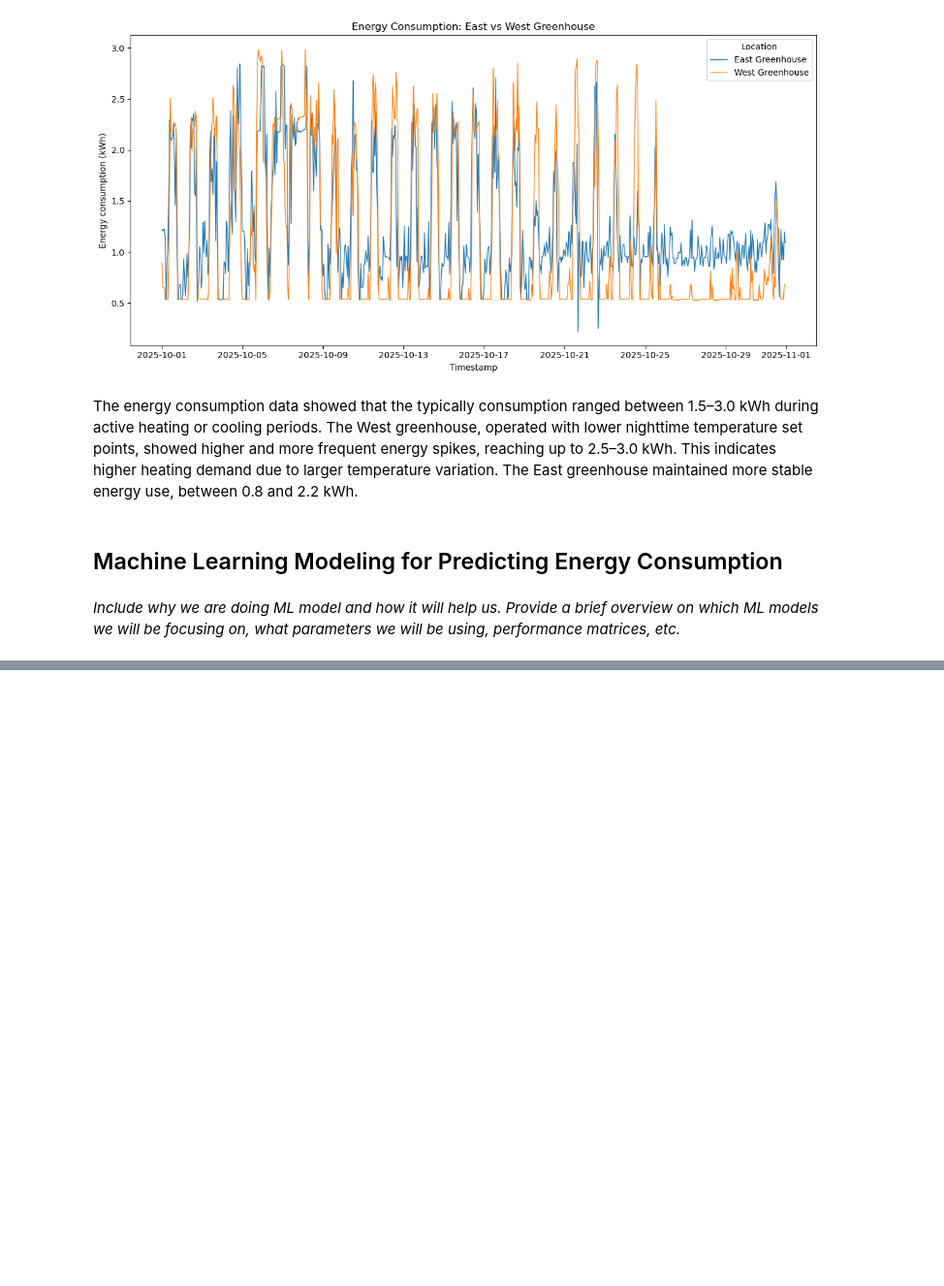
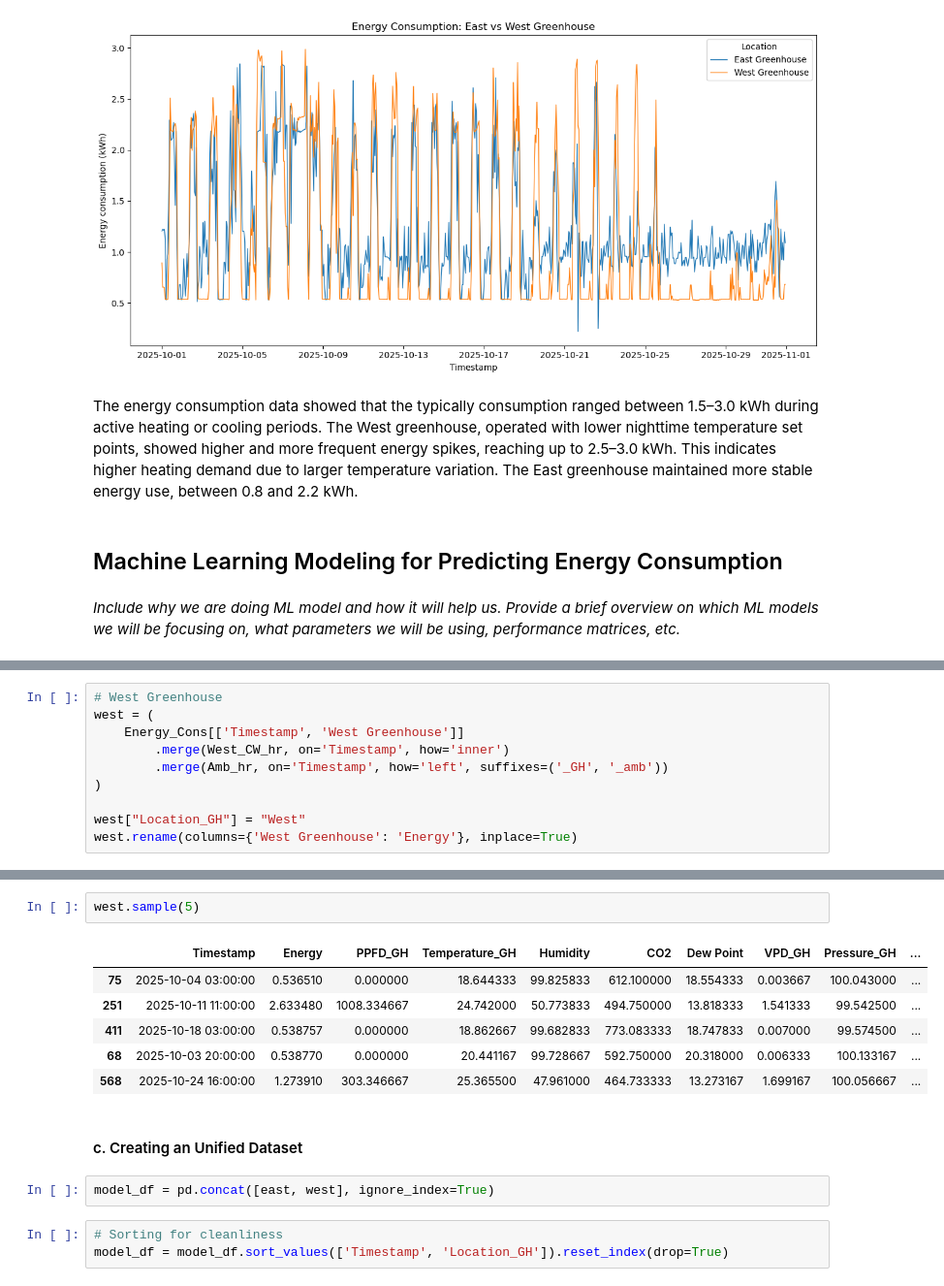
Before and after one commit to nnineeight/py4eda-project, a Jupyter notebook: notebooks/greenhouse_eda_ml.ipynb, the cells around one changed output, grey strips where cells are left out. Shown at 97% size. Drawn from its saved outputs; the diff is of its cells as text; blank space fills up the shorter version.

```diff
--- a/notebooks/greenhouse_eda_ml.ipynb
+++ b/notebooks/greenhouse_eda_ml.ipynb
@@ -733,0 +802,10 @@ _Include why we are doing ML model and how it will help us. Provide a brief over
+# %%
+# West Greenhouse
+west = (
+    Energy_Cons[['Timestamp', 'West Greenhouse']]
+        .merge(West_CW_hr, on='Timestamp', how='inner')
+        .merge(Amb_hr, on='Timestamp', how='left', suffixes=('_GH', '_amb'))
+)
+
+west["Location_GH"] = "West"
+west.rename(columns={'West Greenhouse': 'Energy'}, inplace=True)
@@ -733,0 +822,16 @@ _Include why we are doing ML model and how it will help us. Provide a brief over
+# %%
+west.sample(5)
+# %% [output]
+|  | Timestamp | Energy | PPFD_GH | Temperature_GH | Humidity | CO2 | Dew Point | VPD_GH | Pressure_GH | ... |
+| 75 | 2025-10-04 03:00:00 | 0.536510 | 0.000000 | 18.644333 | 99.825833 | 612.100000 | 18.554333 | 0.003667 | 100.043000 | ... |
+| 251 | 2025-10-11 11:00:00 | 2.633480 | 1008.334667 | 24.742000 | 50.773833 | 494.750000 | 13.818333 | 1.541333 | 99.542500 | ... |
+| 411 | 2025-10-18 03:00:00 | 0.538757 | 0.000000 | 18.862667 | 99.682833 | 773.083333 | 18.747833 | 0.007000 | 99.574500 | ... |
+| 68 | 2025-10-03 20:00:00 | 0.538770 | 0.000000 | 20.441167 | 99.728667 | 592.750000 | 20.318000 | 0.006333 | 100.133167 | ... |
+| 568 | 2025-10-24 16:00:00 | 1.273910 | 303.346667 | 25.365500 | 47.961000 | 464.733333 | 13.273167 | 1.699167 | 100.056667 | ... |
+# %% [markdown]
+#### c. Creating an Unified Dataset
+# %%
+model_df = pd.concat([east, west], ignore_index=True)
+# %%
+# Sorting for cleanliness
+model_df = model_df.sort_values(['Timestamp', 'Location_GH']).reset_index(drop=True)
```
Also changed, not shown: parts of 44 cells of this notebook.
